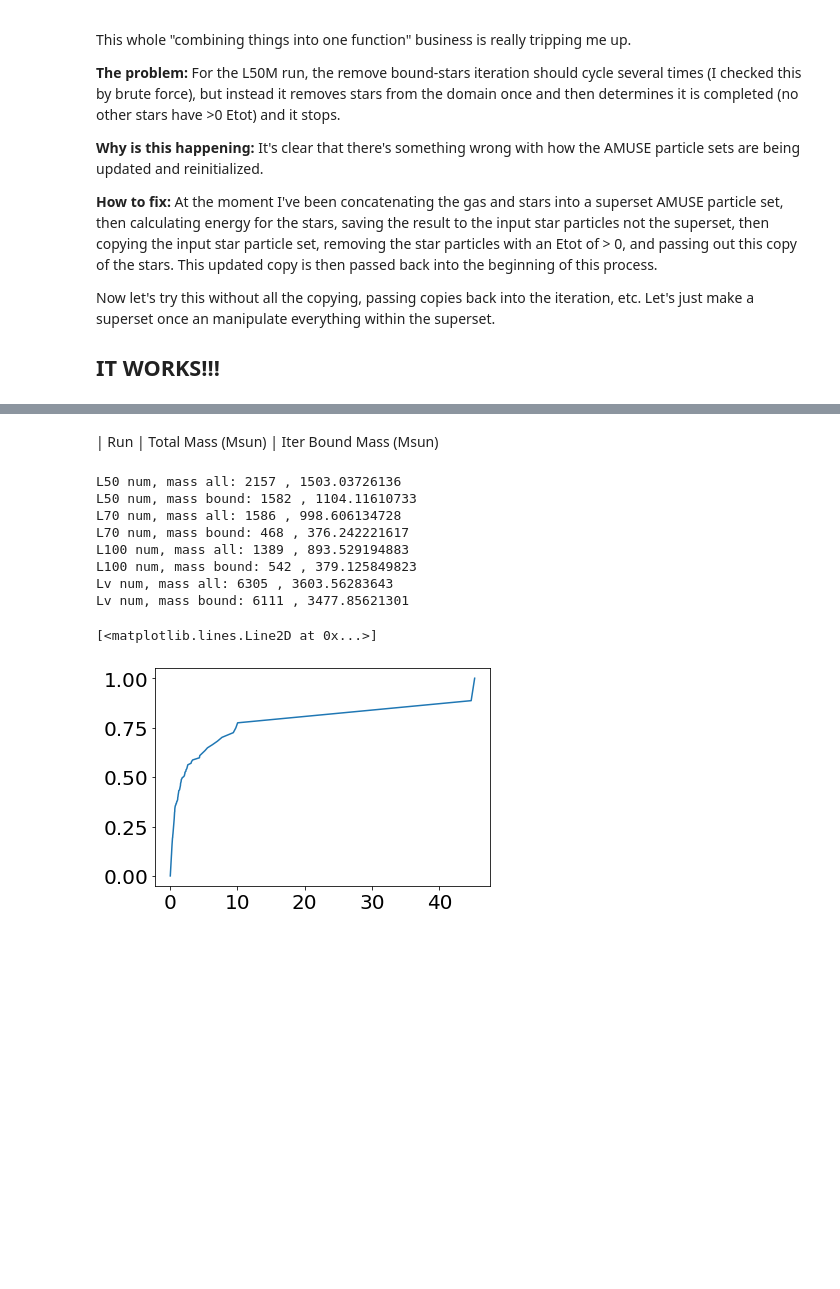
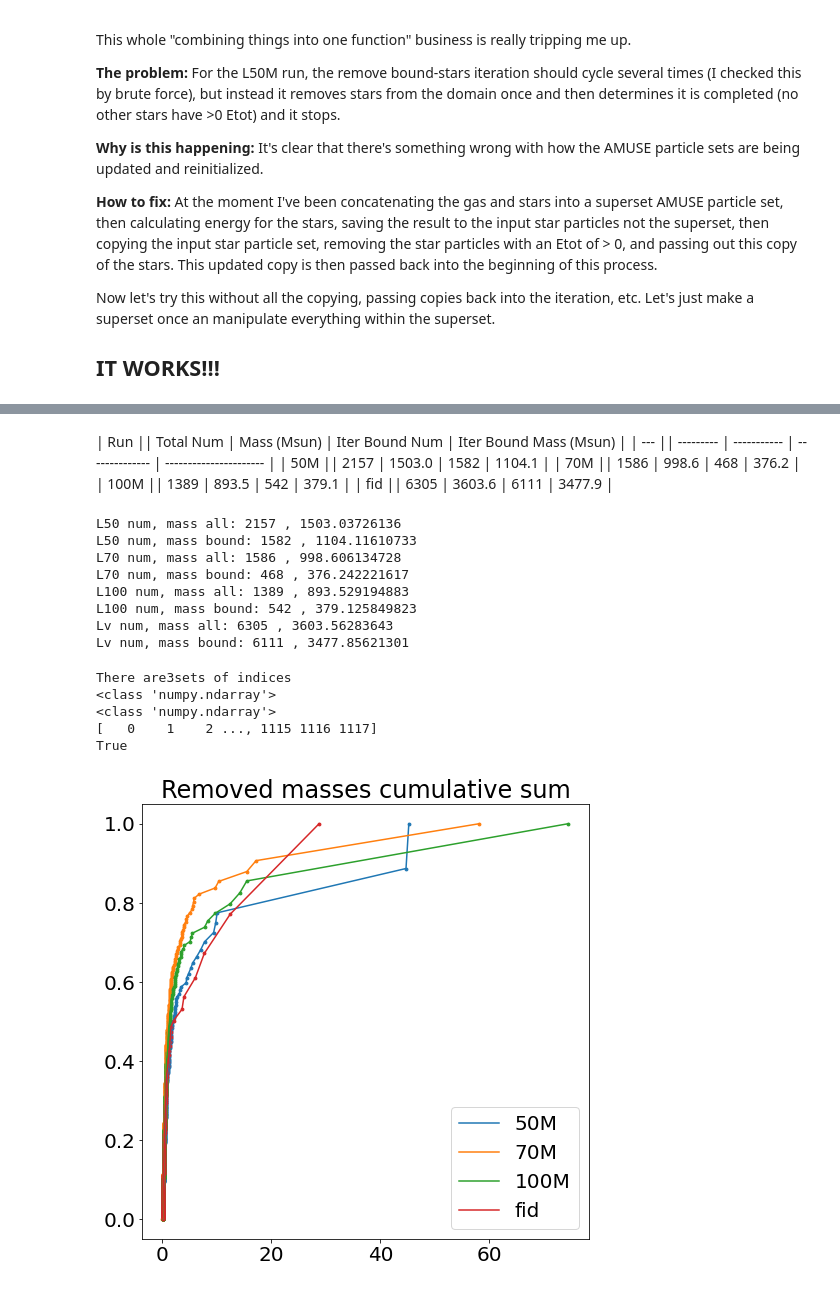
Before and after one commit to seanlabean/Iterative-cluster-finder, a Jupyter notebook: iterative-cluster-finder.ipynb, the cells around one changed output, grey strips where cells are left out. Cells and saved outputs as stored; diff of their text form; code cells hidden in the pictures; blank space fills up the shorter version.

```diff
--- a/iterative-cluster-finder.ipynb
+++ b/iterative-cluster-finder.ipynb
@@ -969,5 +1202,10 @@ plt.show(fig)
-# %% [markdown]
-| Run | Total Mass (Msun) | Iter Bound Mass (Msun)
+# %% [markdown]
+| Run  || Total Num | Mass (Msun) | Iter Bound Num | Iter Bound Mass (Msun) |
+| ---  || --------- | ----------- | -------------- | ---------------------- |
+| 50M  || 2157      | 1503.0      | 1582           | 1104.1                 |
+| 70M  || 1586      | 998.6       | 468            | 376.2                  |
+| 100M || 1389      | 893.5       | 542            | 379.1                  |
+| fid  || 6305      | 3603.6      | 6111           | 3477.9                 |
 # %%
 print("L50 num, mass all:",len(L50_all.mass[np.where(L50_all.tag==1.)]), ',',
       L50_all.mass[np.where(L50_all.tag==1.)].sum().value_in(u.MSun))
@@ -994,12 +1232,45 @@ L100 num, mass all: 1389 , 893.529194883
 L100 num, mass bound: 542 , 379.125849823
 Lv num, mass all: 6305 , 3603.56283643
 Lv num, mass bound: 6111 , 3477.85621301
-# %%
-
-sorted_masses = np.sort(L50_rmvd.mass.value_in(u.MSun))
-mass_cumsum = np.cumsum(sorted_masses)
-numss = np.arange(0,len(sorted_masses))
-plt.plot(sorted_masses,mass_cumsum/max(mass_cumsum))
-# %% [output]
-[<matplotlib.lines.Line2D at 0x...>]
-[figure, removed]
+# %%
+L50_inds = get_star_inds((L50_all,L50_iter,L50_rmvd))
+L70_inds = get_star_inds((L70_all,L70_iter,L70_rmvd))
+L100_inds = get_star_inds((L100_all,L100_iter,L100_rmvd))
+Lv_inds = get_star_inds((Lv_all,Lv_iter,Lv_rmvd))
+
+
+L50_rmvd_star_ind = np.where(L50_rmvd.tag==1.)
+L70_rmvd_star_ind = np.where(L70_rmvd.tag==1.)
+L100_rmvd_star_ind = np.where(L100_rmvd.tag==1.)
+Lv_rmvd_star_ind = np.where(Lv_rmvd.tag==1.)
+
+L50sorted_masses = np.sort(L50_rmvd[L50_rmvd_star_ind].mass.value_in(u.MSun))
+L70sorted_masses = np.sort(L70_rmvd[L70_rmvd_star_ind].mass.value_in(u.MSun))
+L100sorted_masses = np.sort(L100_rmvd[L100_rmvd_star_ind].mass.value_in(u.MSun))
+Lvsorted_masses = np.sort(Lv_rmvd[Lv_rmvd_star_ind].mass.value_in(u.MSun))
+
+L50cumsum = np.cumsum(L50sorted_masses)
+L70cumsum = np.cumsum(L70sorted_masses)
+L100cumsum = np.cumsum(L100sorted_masses)
+Lvcumsum = np.cumsum(Lvsorted_masses)
+
+fig, axs = plt.subplots(1,1,sharex=True,sharey=True)
+fig.set_size_inches(8, 8)
+axs.plot(L50sorted_masses, L50cumsum/max(L50cumsum), label='50M')
+axs.scatter(L50sorted_masses, L50cumsum/max(L50cumsum),s=8)
+axs.plot(L70sorted_masses, L70cumsum/max(L70cumsum), label='70M')
+axs.scatter(L70sorted_masses, L70cumsum/max(L70cumsum),s=8)
+axs.plot(L100sorted_masses, L100cumsum/max(L100cumsum), label='100M')
+axs.scatter(L100sorted_masses, L100cumsum/max(L100cumsum),s=8)
+axs.plot(Lvsorted_masses, Lvcumsum/max(Lvcumsum), label='fid')
+axs.scatter(Lvsorted_masses, Lvcumsum/max(Lvcumsum),s=8)
+axs.legend()
+plt.title("Removed masses cumulative sum")
+plt.show(fig)
+# %% [output]
+There are3sets of indices
+<class 'numpy.ndarray'>
+<class 'numpy.ndarray'>
+[   0    1    2 ..., 1115 1116 1117]
+True
+[figure, added]
```
Also changed, not shown: parts of 11 cells of this notebook.
